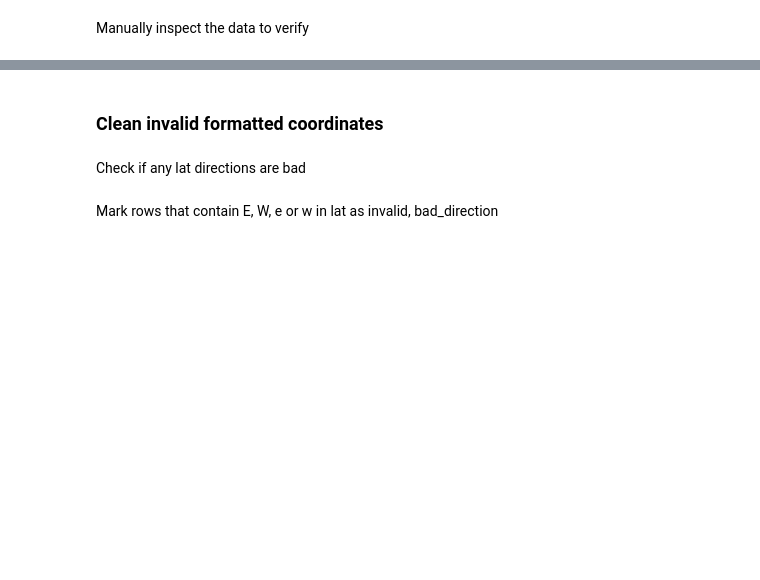
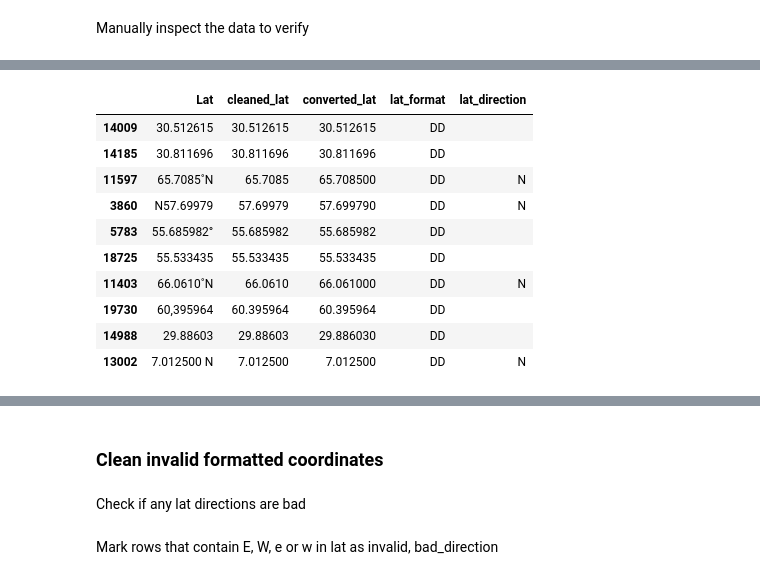
Before and after one commit to magnujo/gg-metadatabase-ui, a Jupyter notebook: notebooks/cgg_lat_cleaning.ipynb, the cells around one changed output, grey strips where cells are left out. Cells and saved outputs as stored; diff of their text form; code cells hidden in the pictures; blank space fills up the shorter version.

```diff
--- a/notebooks/cgg_lat_cleaning.ipynb
+++ b/notebooks/cgg_lat_cleaning.ipynb
@@ -434,0 +379,14 @@ cgg_df[['Lat', 'cleaned_lat', 'converted_lat', 'lat_format']].sample(50)
+# %%
+cgg_df.query('lat_format == "DD"')[['Lat', 'cleaned_lat', 'converted_lat', 'lat_format', 'lat_direction']].sample(10)
+# %% [output]
+|  | Lat | cleaned_lat | converted_lat | lat_format | lat_direction |
+| 14009 | 30.512615 | 30.512615 | 30.512615 | DD |  |
+| 14185 | 30.811696 | 30.811696 | 30.811696 | DD |  |
+| 11597 | 65.7085˚N | 65.7085 | 65.708500 | DD | N |
+| 3860 | N57.69979 | 57.69979 | 57.699790 | DD | N |
+| 5783 | 55.685982° | 55.685982 | 55.685982 | DD |  |
+| 18725 | 55.533435 | 55.533435 | 55.533435 | DD |  |
+| 11403 | 66.0610˚N | 66.0610 | 66.061000 | DD | N |
+| 19730 | 60,395964 | 60.395964 | 60.395964 | DD |  |
+| 14988 | 29.88603 | 29.88603 | 29.886030 | DD |  |
+| 13002 | 7.012500 N | 7.012500 | 7.012500 | DD | N |
```
Also changed, not shown: parts of 12 cells of this notebook, 2 other files.
